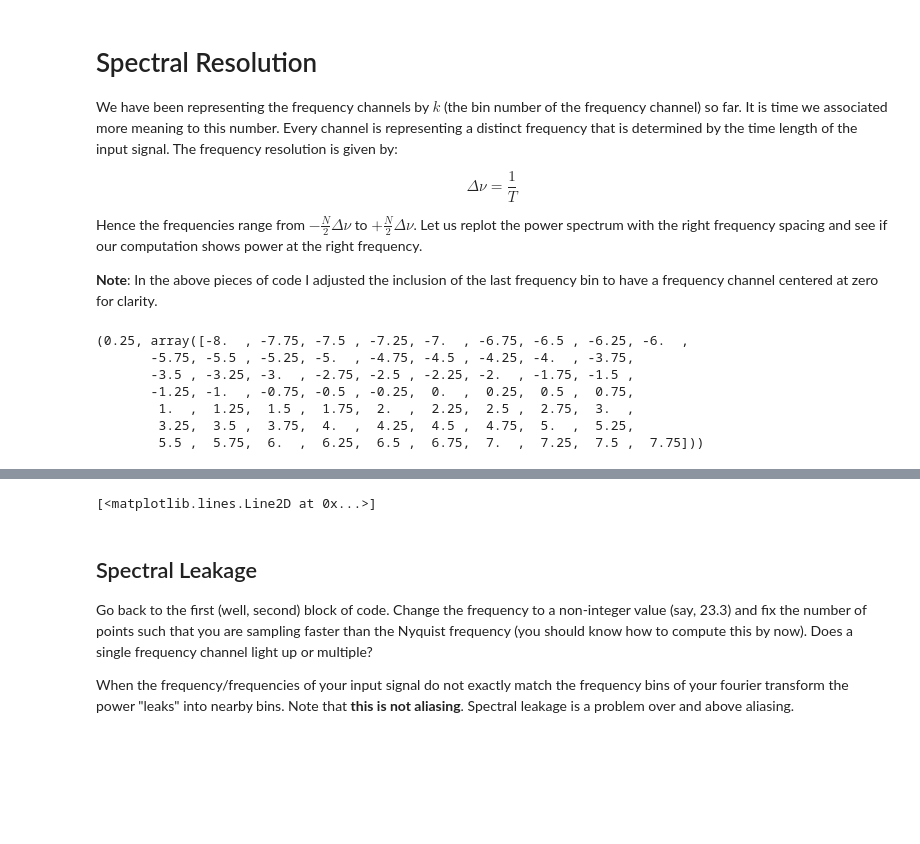
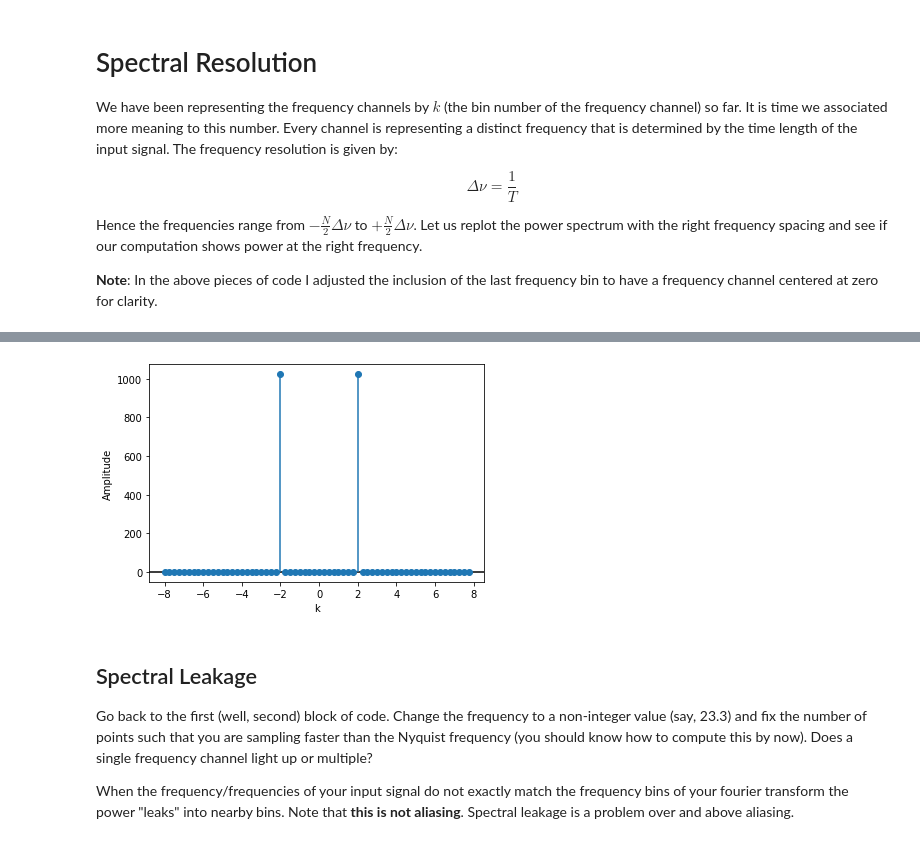
Before and after one commit to AaronParsons/ugradio, a Jupyter notebook: jupyter_tutorials/lab1/Discrete Fourier Transforms.ipynb, the cells around one changed output, grey strips where cells are left out. Cells and saved outputs as stored; diff of their text form; code cells hidden in the pictures; blank space fills up the shorter version.

```diff
--- a/jupyter_tutorials/lab1/Discrete Fourier Transforms.ipynb
+++ b/jupyter_tutorials/lab1/Discrete Fourier Transforms.ipynb
@@ -105,23 +103,14 @@ Hence the frequencies range from $-\frac{N}{2}\Delta \nu$ to $+\frac{N}{2}\Delta
 
 **Note**: In the above pieces of code I adjusted the inclusion of the last frequency bin to have a frequency channel centered at zero for clarity.
 # %%
-dv = 1.0/T0  #Resolution
-v = chan*dv  # Frequency array
+dv = 1.0 / T0  #Resolution
+v = chan * dv  # Frequency array
 
-print (dv, v)
-
-fig3,ax3 = pl.subplots(1,1)
-ax3.axhline(0,c='k')
+fig3,ax3 = plt.subplots(1,1)
+ax3.axhline(0, c='k')
 ax3.set_ylabel('Amplitude')
 ax3.set_xlabel('k')
 
-ax3.vlines(x=v,ymin=0,ymax=np.real(Pk))
-ax3.plot(v,np.real(Pk),ls='None',marker='o')
+ax3.vlines(x=v, ymin=0, ymax=np.real(Pk))
+_ = ax3.plot(v, np.real(Pk), ls='None', marker='o')
 # %% [output]
-(0.25, array([-8.  , -7.75, -7.5 , -7.25, -7.  , -6.75, -6.5 , -6.25, -6.  ,
-       -5.75, -5.5 , -5.25, -5.  , -4.75, -4.5 , -4.25, -4.  , -3.75,
-       -3.5 , -3.25, -3.  , -2.75, -2.5 , -2.25, -2.  , -1.75, -1.5 ,
-       -1.25, -1.  , -0.75, -0.5 , -0.25,  0.  ,  0.25,  0.5 ,  0.75,
-        1.  ,  1.25,  1.5 ,  1.75,  2.  ,  2.25,  2.5 ,  2.75,  3.  ,
-        3.25,  3.5 ,  3.75,  4.  ,  4.25,  4.5 ,  4.75,  5.  ,  5.25,
-        5.5 ,  5.75,  6.  ,  6.25,  6.5 ,  6.75,  7.  ,  7.25,  7.5 ,  7.75]))
@@ -130,4 +117,4 @@ ax3.plot(v,np.real(Pk),ls='None',marker='o')
-[<matplotlib.lines.Line2D at 0x...>]
+[figure, added]
 # %% [markdown]
 ## Spectral Leakage
 
```
Also changed, not shown: parts of 10 cells of this notebook.
